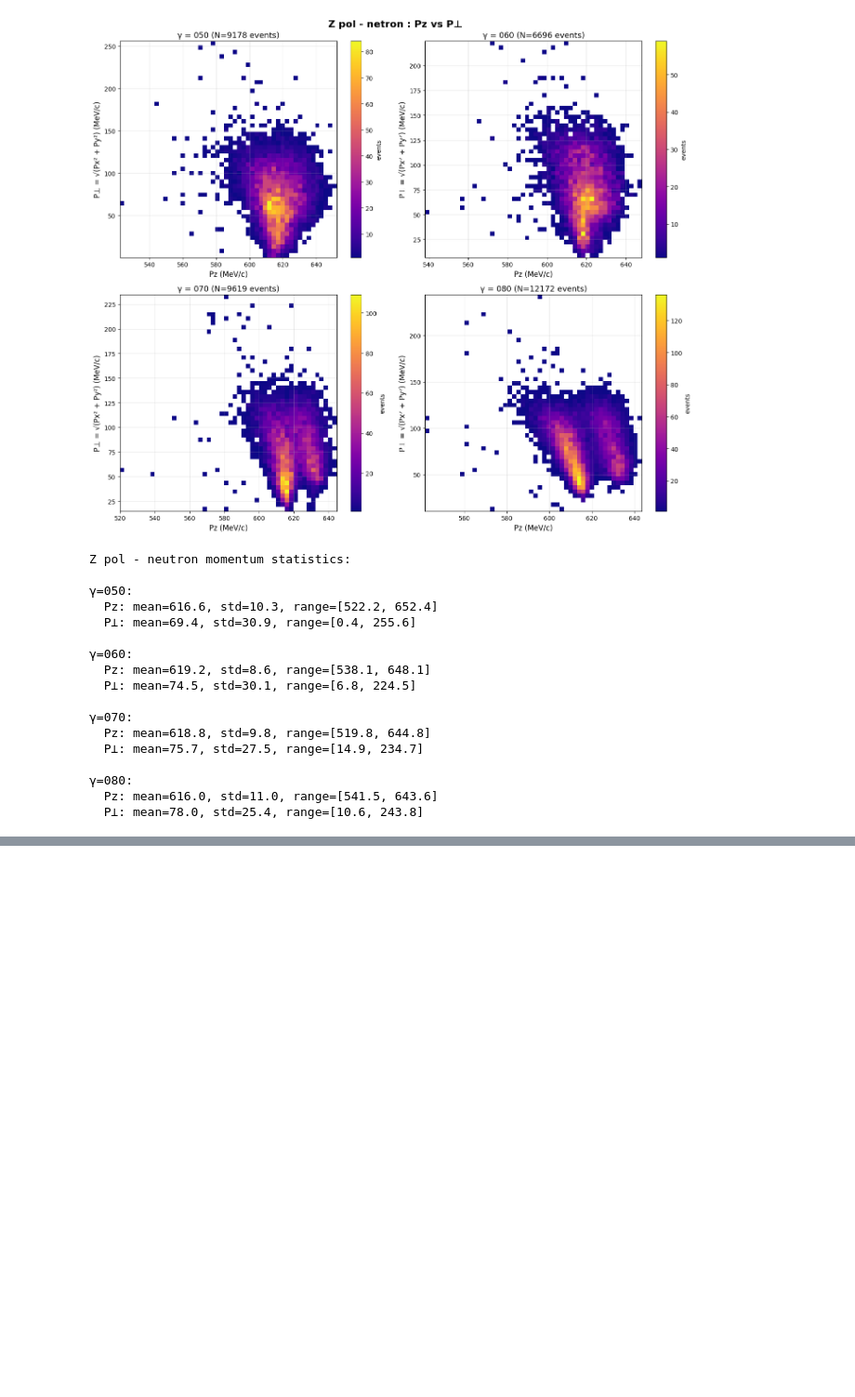
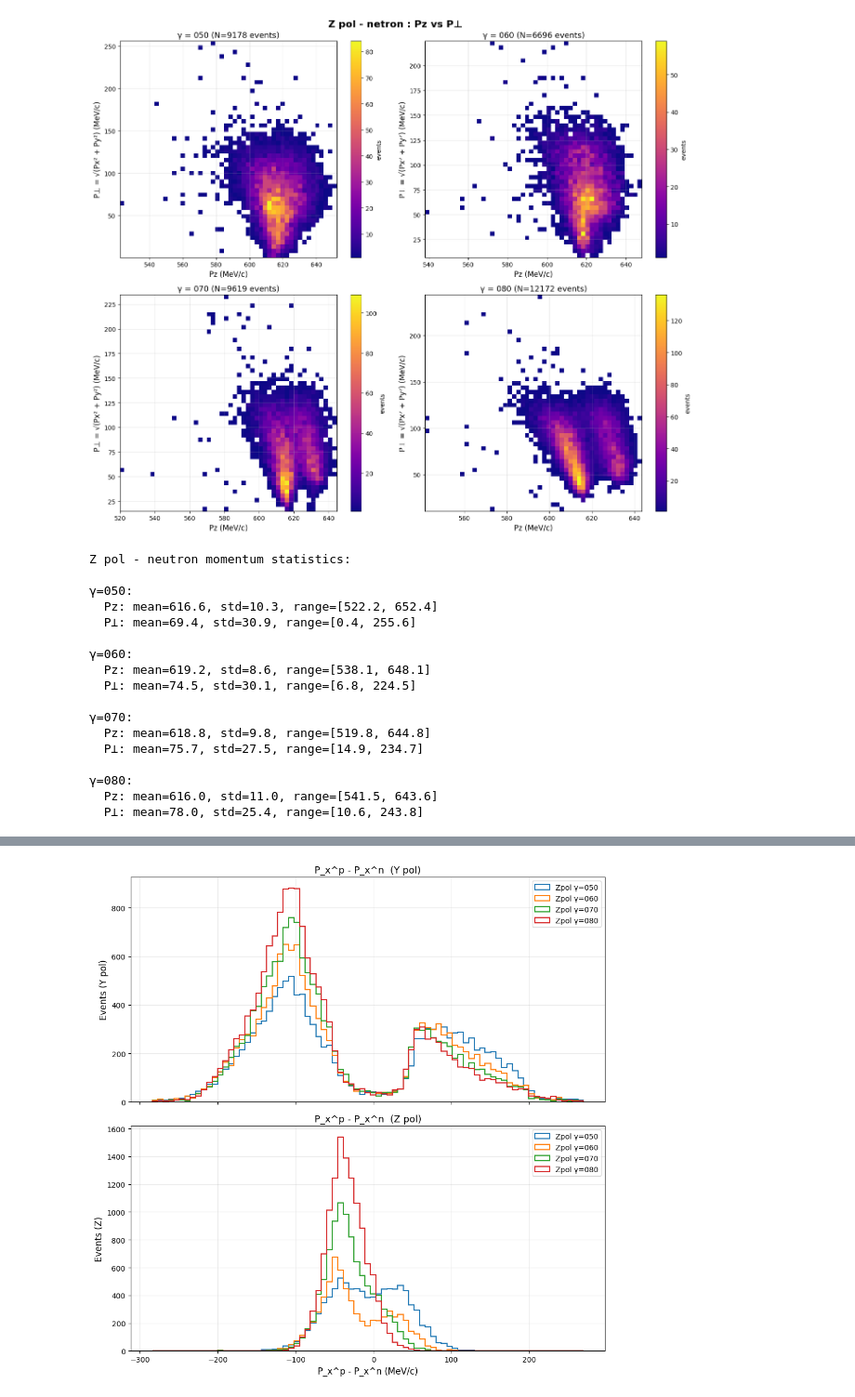
Before and after one commit to tianbaiting/Dpol_smsimulator, a Jupyter notebook: scripts/notebooks/input_analysis/zpol_ypol_show_approx_P.ipynb, the cells around one changed output, grey strips where cells are left out. Shown: that part at 93% size. Saved outputs shown, nothing was run; the diff lists cells and outputs as text; code cells hidden in the pictures; blank space fills up the shorter version.

Commit message:
add pxp-pxn histogram

```diff
--- a/scripts/notebooks/input_analysis/zpol_ypol_show_approx_P.ipynb
+++ b/scripts/notebooks/input_analysis/zpol_ypol_show_approx_P.ipynb
@@ -17,3 +0,0 @@ import matplotlib.pyplot as plt
-# %%
-#  得到SMDIR环境变量
-smdir = os.getenv('SMSIMDIR')
@@ -636,0 +548,86 @@ Z pol - neutron momentum statistics:
+# %%
+# 绘制 Pxp - Pxn：Y（上）/ Z（下）两张图垂直堆叠
+import numpy as np
+import matplotlib.pyplot as plt
+
+# 确认数据存在
+try:
+    y_pol_data
+    z_pol_data
+    gammas
+except NameError as e:
+    raise RuntimeError("请先运行前面收集数据的 cell，确保 y_pol_data, z_pol_data, gammas 已生成") from e
+
+# 计算所有差值以确定全局范围
+all_diffs = []
+for gamma in gammas:
+    pxp_y = np.array(y_pol_data[gamma]['proton']['px'])
+    pxn_y = np.array(y_pol_data[gamma]['neutron']['px'])
+    if pxp_y.size and pxn_y.size:
+        n = min(pxp_y.size, pxn_y.size)
+        if n > 0:
+            all_diffs.append(pxp_y[:n] - pxn_y[:n])
+    pxp_z = np.array(z_pol_data[gamma]['proton']['px'])
+    pxn_z = np.array(z_pol_data[gamma]['neutron']['px'])
+    if pxp_z.size and pxn_z.size:
+        n = min(pxp_z.size, pxn_z.size)
+        if n > 0:
+            all_diffs.append(pxp_z[:n] - pxn_z[:n])
+
+if len(all_diffs) == 0 or np.sum([a.size for a in all_diffs]) == 0:
+    raise RuntimeError("未找到任何 Pxp/Pxn 数据，请检查前面的数据收集步骤是否成功。")
+
+# 合并以得到范围和统一 bin
+concatenated = np.concatenate([a for a in all_diffs if a.size > 0])
+vmin, vmax = np.percentile(concatenated, [0.5, 99.5])  # 去掉极端值
+rng = vmax - vmin if (vmax - vmin) != 0 else 1.0
+bins = np.linspace(vmin - 0.05*rng, vmax + 0.05*rng, 80)
+
+# 绘图：2 行 1 列（上：Y，下：Z），共享 X 轴
+fig, axes = plt.subplots(2, 1, figsize=(10, 10), sharex=True)
+ax_y, ax_z = axes
+colors = ['C0', 'C1', 'C2', 'C3']
+alpha_fill = 0.6
+
+# 上：Y 极化（填充直方图）
+for i, gamma in enumerate(gammas):
+    color = colors[i % len(colors)]
+    pxp_y = np.array(y_pol_data[gamma]['proton']['px'])
+    pxn_y = np.array(y_pol_data[gamma]['neutron']['px'])
+    if pxp_y.size > 0 and pxn_y.size > 0:
+        n = min(pxp_y.size, pxn_y.size)
+        diff_y = pxp_y[:n] - pxn_y[:n]
+        ax_y.hist(diff_y, bins=bins, histtype='step', density=False,
+                  color=color, linewidth=1.5, linestyle='-', label=f'Zpol γ={gamma}')
+
+ax_y.set_ylabel('Events (Y pol)', fontsize=12)
+ax_y.set_title('P_x^p - P_x^n  (Y pol)', fontsize=13)
+ax_y.grid(alpha=0.25)
+ax_y.legend(loc='best', fontsize=10)
+
+# 下：Z 极化（线条直方图）
+for i, gamma in enumerate(gammas):
+    color = colors[i % len(colors)]
+    pxp_z = np.array(z_pol_data[gamma]['proton']['px'])
+    pxn_z = np.array(z_pol_data[gamma]['neutron']['px'])
+    if pxp_z.size > 0 and pxn_z.size > 0:
+        n = min(pxp_z.size, pxn_z.size)
+        diff_z = pxp_z[:n] - pxn_z[:n]
+        ax_z.hist(diff_z, bins=bins, histtype='step', density=False,
+                  color=color, linewidth=1.5, linestyle='-', label=f'Zpol γ={gamma}')
+
+ax_z.set_xlabel('P_x^p - P_x^n (MeV/c)', fontsize=12)
+ax_z.set_ylabel('Events (Z)', fontsize=12)
+ax_z.set_title('P_x^p - P_x^n  (Z pol)', fontsize=13)
+ax_z.grid(alpha=0.25)
+ax_z.legend(loc='best', fontsize=10)
+
+plt.tight_layout()
+
+# # 保存图片
+# out_png = 'pxp_minus_pxn_YZ_stacked.png'
+# plt.savefig(out_png, dpi=200)
+# print(f'Plot saved to {out_png}')
+plt.show()
+# %% [output]
+[figure, added]
```
Also changed, not shown: parts of 7 cells of this notebook.
